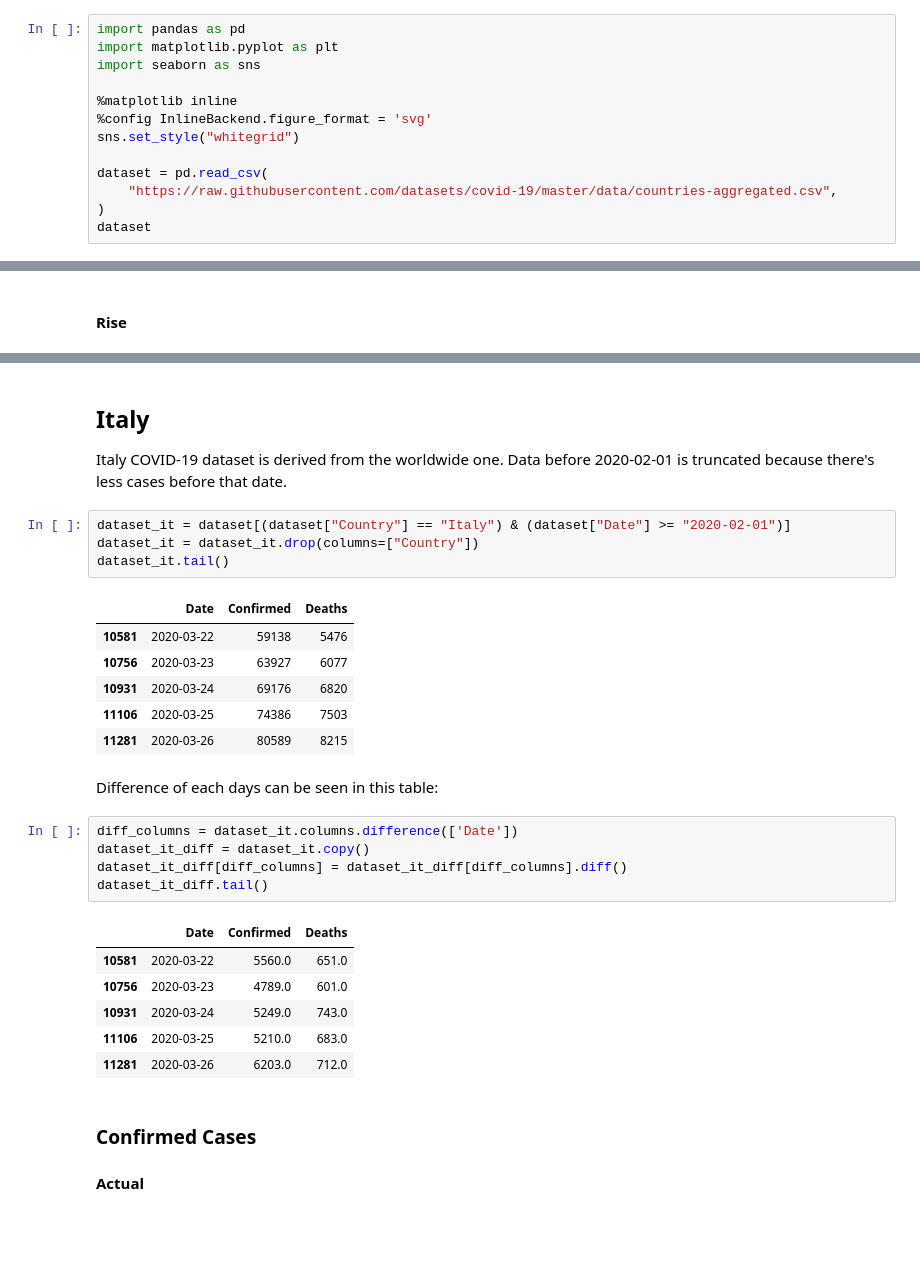
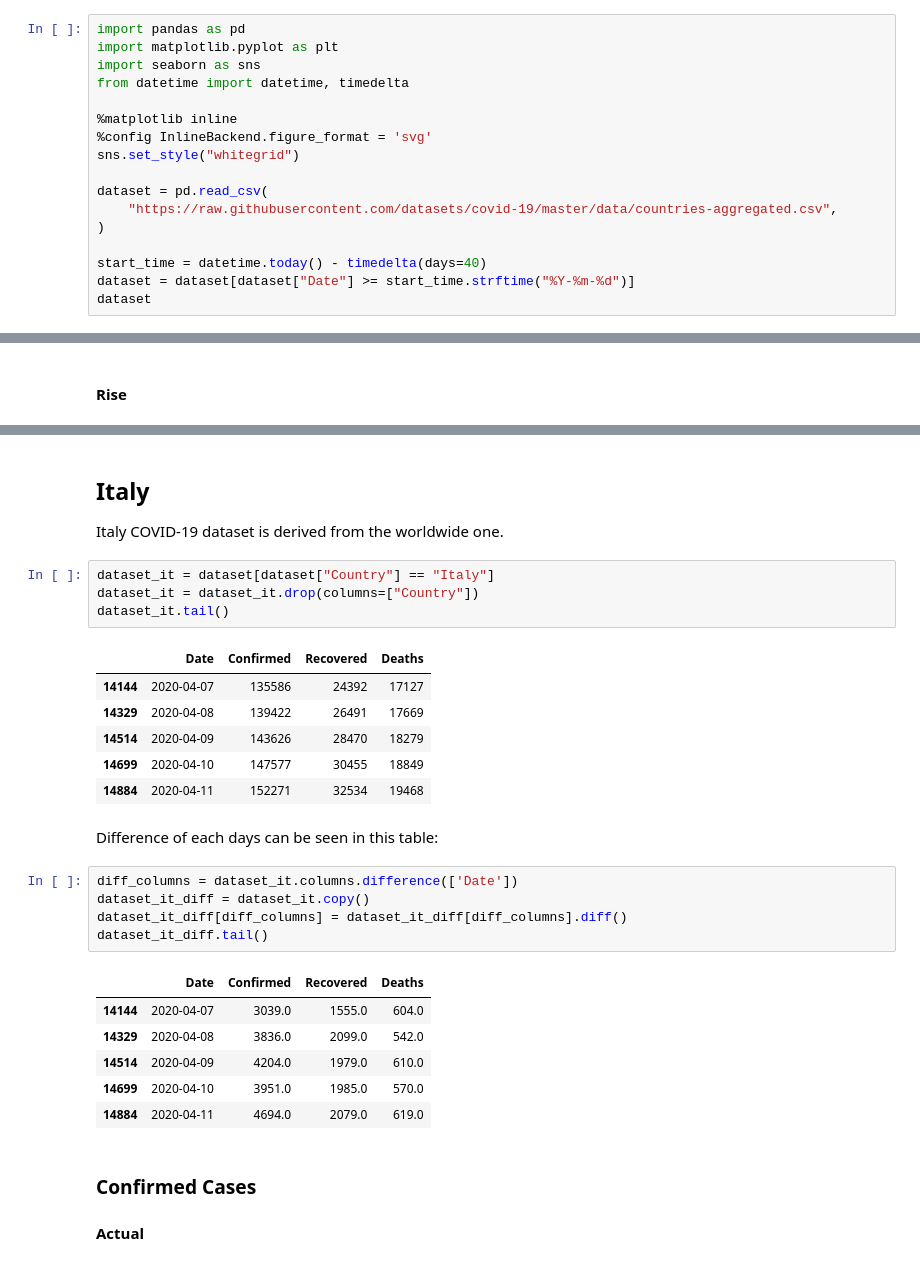
Before and after one commit to nieltg/ncov19-id-analysis, a Jupyter notebook: ncov19-id-analysis.ipynb, the cells around one changed output, grey strips where cells are left out. Drawn from its saved outputs; the diff is of its cells as text; blank space fills up the shorter version.

```diff
--- a/ncov19-id-analysis.ipynb
+++ b/ncov19-id-analysis.ipynb
@@ -8,6 +8,7 @@ Worldwide COVID-19 dataset is taken from [datahub.io](https://datahub.io/core/co
 import pandas as pd
 import matplotlib.pyplot as plt
 import seaborn as sns
+from datetime import datetime, timedelta
 
 %matplotlib inline
 %config InlineBackend.figure_format = 'svg'
@@ -16,5 +17,8 @@ sns.set_style("whitegrid")
 dataset = pd.read_csv(
     "https://raw.githubusercontent.com/datasets/covid-19/master/data/countries-aggregated.csv",
 )
+
+start_time = datetime.today() - timedelta(days=40)
+dataset = dataset[dataset["Date"] >= start_time.strftime("%Y-%m-%d")]
 dataset
 # %% [output]
@@ -177,18 +180,18 @@ _ = plt.xticks(rotation=90)
 # %% [markdown]
 ## Italy
 
-Italy COVID-19 dataset is derived from the worldwide one. Data before 2020-02-01 is truncated because there's less cases before that date.
+Italy COVID-19 dataset is derived from the worldwide one.
 # %%
-dataset_it = dataset[(dataset["Country"] == "Italy") & (dataset["Date"] >= "2020-02-01")]
+dataset_it = dataset[dataset["Country"] == "Italy"]
 dataset_it = dataset_it.drop(columns=["Country"])
 dataset_it.tail()
 # %% [output]
-|  | Date | Confirmed | Deaths |
-| 10581 | 2020-03-22 | 59138 | 5476 |
-| 10756 | 2020-03-23 | 63927 | 6077 |
-| 10931 | 2020-03-24 | 69176 | 6820 |
-| 11106 | 2020-03-25 | 74386 | 7503 |
-| 11281 | 2020-03-26 | 80589 | 8215 |
+|  | Date | Confirmed | Recovered | Deaths |
+| 14144 | 2020-04-07 | 135586 | 24392 | 17127 |
+| 14329 | 2020-04-08 | 139422 | 26491 | 17669 |
+| 14514 | 2020-04-09 | 143626 | 28470 | 18279 |
+| 14699 | 2020-04-10 | 147577 | 30455 | 18849 |
+| 14884 | 2020-04-11 | 152271 | 32534 | 19468 |
 # %% [markdown]
 Difference of each days can be seen in this table:
 # %%
@@ -197,12 +200,12 @@ dataset_it_diff = dataset_it.copy()
 dataset_it_diff[diff_columns] = dataset_it_diff[diff_columns].diff()
 dataset_it_diff.tail()
 # %% [output]
-|  | Date | Confirmed | Deaths |
-| 10581 | 2020-03-22 | 5560.0 | 651.0 |
-| 10756 | 2020-03-23 | 4789.0 | 601.0 |
-| 10931 | 2020-03-24 | 5249.0 | 743.0 |
-| 11106 | 2020-03-25 | 5210.0 | 683.0 |
-| 11281 | 2020-03-26 | 6203.0 | 712.0 |
+|  | Date | Confirmed | Recovered | Deaths |
+| 14144 | 2020-04-07 | 3039.0 | 1555.0 | 604.0 |
+| 14329 | 2020-04-08 | 3836.0 | 2099.0 | 542.0 |
+| 14514 | 2020-04-09 | 4204.0 | 1979.0 | 610.0 |
+| 14699 | 2020-04-10 | 3951.0 | 1985.0 | 570.0 |
+| 14884 | 2020-04-11 | 4694.0 | 2079.0 | 619.0 |
 # %% [markdown]
 ### Confirmed Cases
 
```
Also changed, not shown: parts of 9 cells of this notebook.
